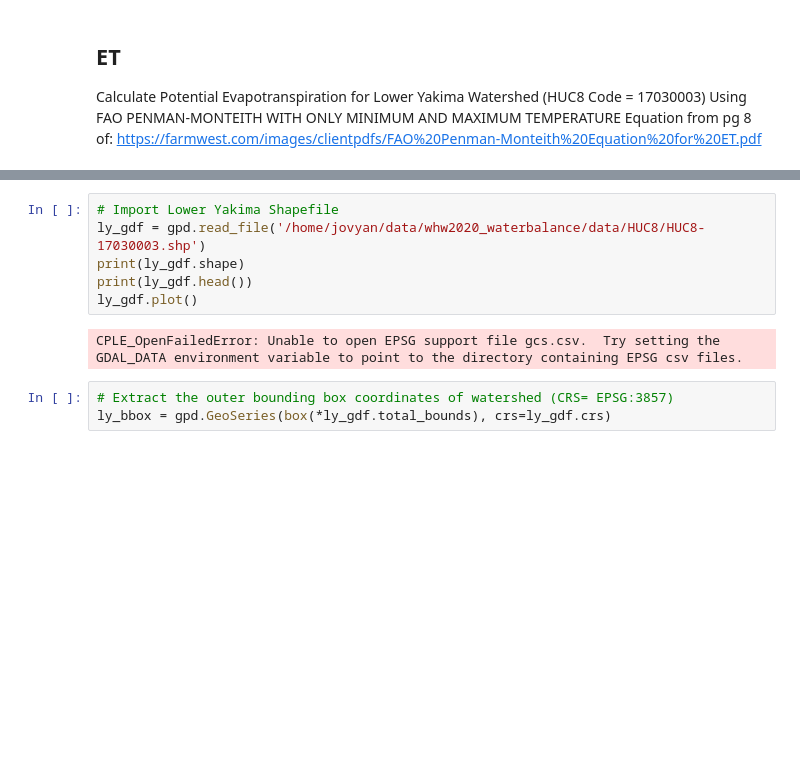
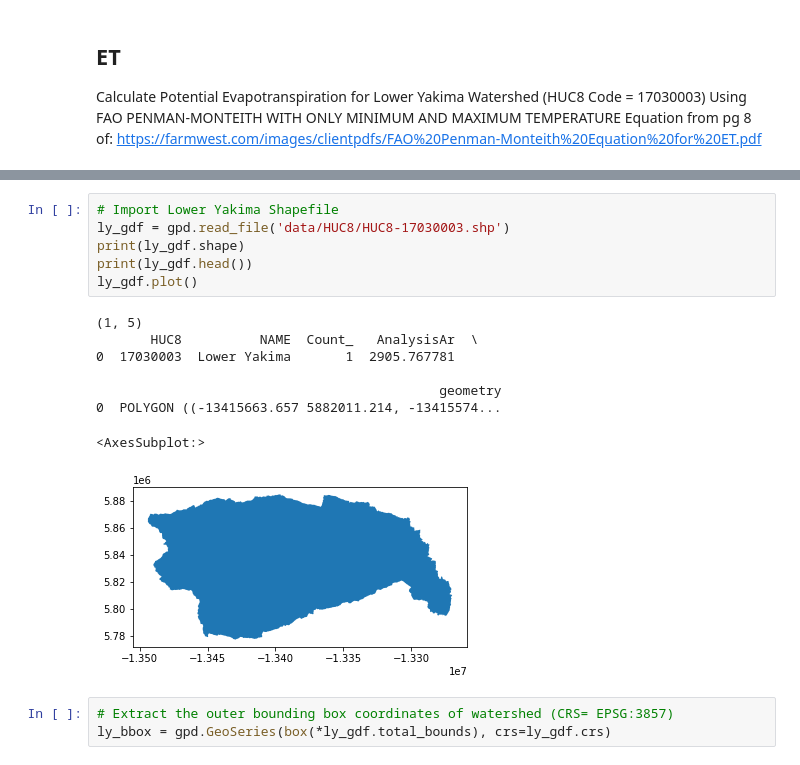
Before and after one commit to waterhackweek/whw2020_waterbalance, a Jupyter notebook: ET.ipynb, the cells around one changed output, grey strips where cells are left out. Saved outputs shown, nothing was run; the diff lists cells and outputs as text; blank space fills up the shorter version.

Commit message:
fix gitignore and port ET to notebook along with conda environment

```diff
--- a/ET.ipynb
+++ b/ET.ipynb
@@ -29,12 +41,19 @@ import hydrodata as hd
 import datetime
 # %%
 # Import Lower Yakima Shapefile
-ly_gdf = gpd.read_file('/home/jovyan/data/whw2020_waterbalance/data/HUC8/HUC8-17030003.shp')
+ly_gdf = gpd.read_file('data/HUC8/HUC8-17030003.shp')
 print(ly_gdf.shape)
 print(ly_gdf.head())
 ly_gdf.plot()
 # %% [output]
-CPLE_OpenFailedError: Unable to open EPSG support file gcs.csv.  Try setting the GDAL_DATA environment variable to point to the directory containing EPSG csv files.
+(1, 5)
+       HUC8          NAME  Count_   AnalysisAr  \
+0  17030003  Lower Yakima       1  2905.767781
+
+                                            geometry
+0  POLYGON ((-13415663.657 5882011.214, -13415574...
+<AxesSubplot:>
+[figure, added]
 # %%
 # Extract the outer bounding box coordinates of watershed (CRS= EPSG:3857)
 ly_bbox = gpd.GeoSeries(box(*ly_gdf.total_bounds), crs=ly_gdf.crs)
```
Also changed, not shown: parts of 31 cells of this notebook, 3 other files.
